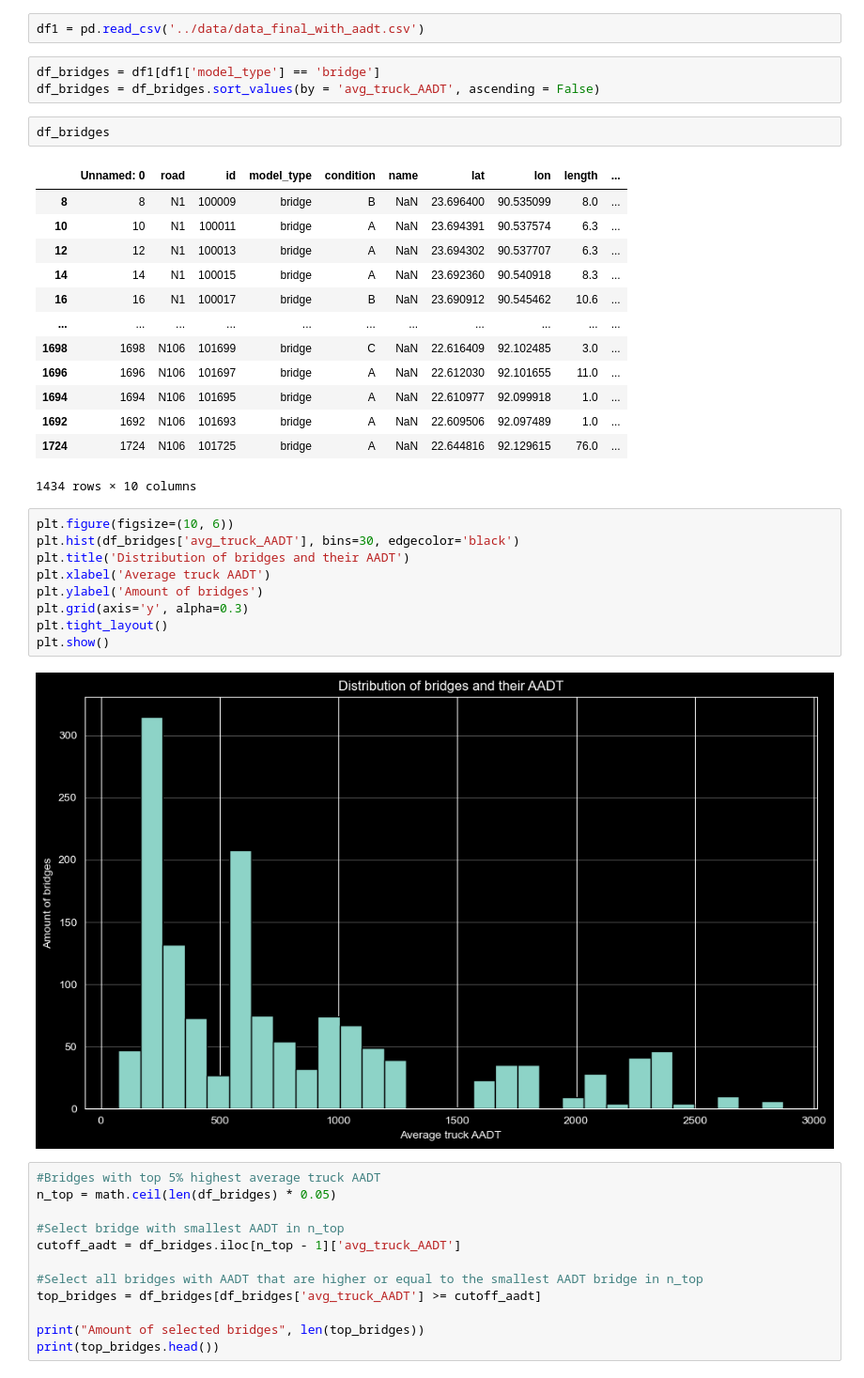
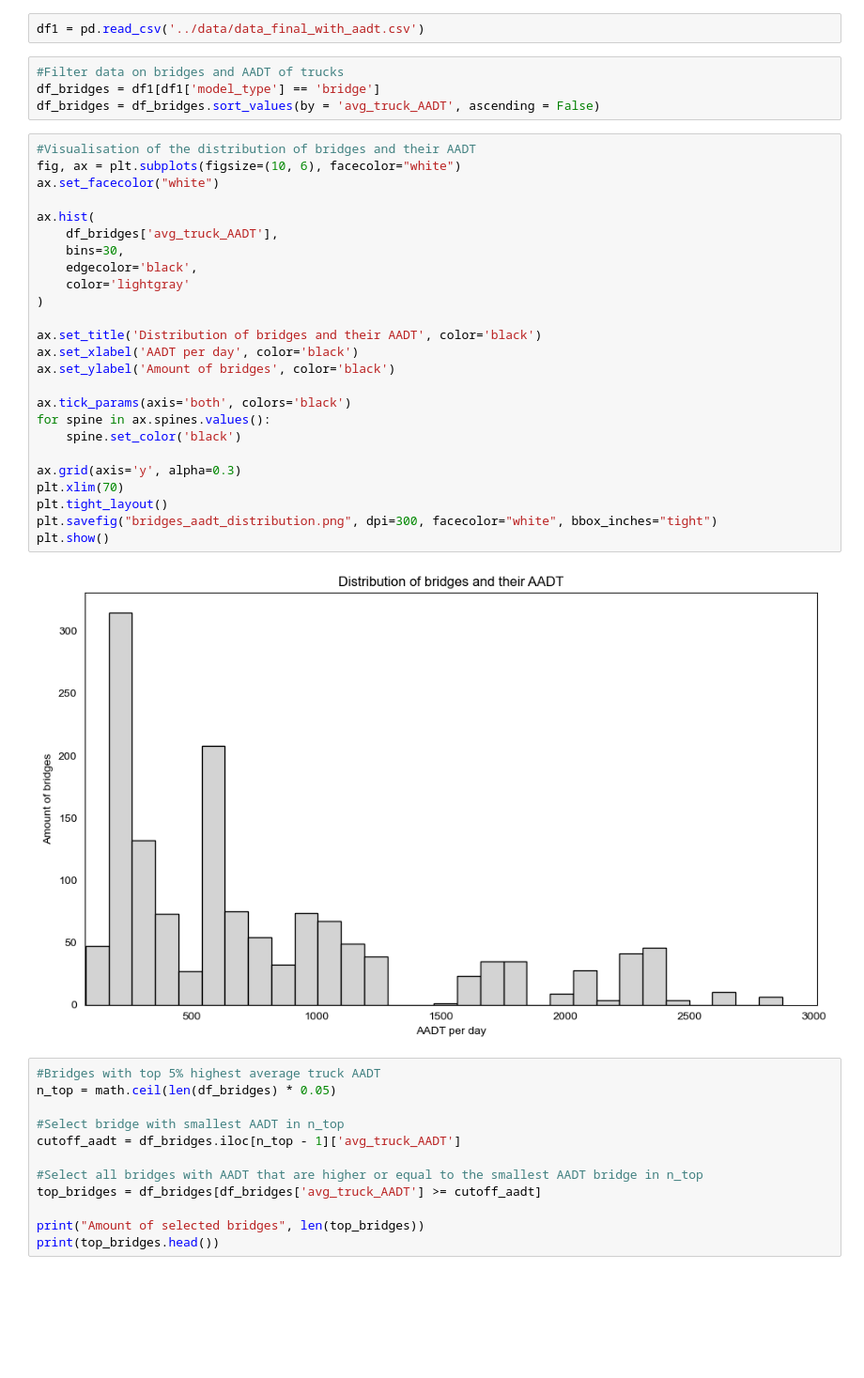
Before and after one commit to nielsvdd42/EPA133A-Advanced-Simulation-Group-1, a Jupyter notebook: EPA133a-G01-A4/notebook/5_Criticality lets goooo.ipynb, the cells around one changed output. Shown at 94% size. Saved outputs shown, nothing was run; the diff lists cells and outputs as text; blank space fills up the shorter version.

Commit message:
Final criticality check (AADT flow)

```diff
--- a/EPA133a-G01-A4/notebook/5_Criticality lets goooo.ipynb
+++ b/EPA133a-G01-A4/notebook/5_Criticality lets goooo.ipynb
@@ -5,35 +5,36 @@ import math
 # %%
 df1 = pd.read_csv('../data/data_final_with_aadt.csv')
 # %%
+#Filter data on bridges and AADT of trucks
 df_bridges = df1[df1['model_type'] == 'bridge']
 df_bridges = df_bridges.sort_values(by = 'avg_truck_AADT', ascending = False)
-# %%
-df_bridges
-# %% [output]
-|  | Unnamed: 0 | road | id | model_type | condition | name | lat | lon | length | ... |
-| 8 | 8 | N1 | 100009 | bridge | B | NaN | 23.696400 | 90.535099 | 8.0 | ... |
-| 10 | 10 | N1 | 100011 | bridge | A | NaN | 23.694391 | 90.537574 | 6.3 | ... |
-| 12 | 12 | N1 | 100013 | bridge | A | NaN | 23.694302 | 90.537707 | 6.3 | ... |
-| 14 | 14 | N1 | 100015 | bridge | A | NaN | 23.692360 | 90.540918 | 8.3 | ... |
-| 16 | 16 | N1 | 100017 | bridge | B | NaN | 23.690912 | 90.545462 | 10.6 | ... |
-| ... | ... | ... | ... | ... | ... | ... | ... | ... | ... | ... |
-| 1698 | 1698 | N106 | 101699 | bridge | C | NaN | 22.616409 | 92.102485 | 3.0 | ... |
-| 1696 | 1696 | N106 | 101697 | bridge | A | NaN | 22.612030 | 92.101655 | 11.0 | ... |
-| 1694 | 1694 | N106 | 101695 | bridge | A | NaN | 22.610977 | 92.099918 | 1.0 | ... |
-| 1692 | 1692 | N106 | 101693 | bridge | A | NaN | 22.609506 | 92.097489 | 1.0 | ... |
-| 1724 | 1724 | N106 | 101725 | bridge | A | NaN | 22.644816 | 92.129615 | 76.0 | ... |
-1434 rows × 10 columns
-# %%
-plt.figure(figsize=(10, 6))
-plt.hist(df_bridges['avg_truck_AADT'], bins=30, edgecolor='black')
-plt.title('Distribution of bridges and their AADT')
-plt.xlabel('Average truck AADT')
-plt.ylabel('Amount of bridges')
-plt.grid(axis='y', alpha=0.3)
-plt.tight_layout()
-plt.show()
-# %% [output]
-[figure, removed]
+# %%
+#Visualisation of the distribution of bridges and their AADT
+fig, ax = plt.subplots(figsize=(10, 6), facecolor="white")
+ax.set_facecolor("white")
+
+ax.hist(
+    df_bridges['avg_truck_AADT'],
+    bins=30,
+    edgecolor='black',
+    color='lightgray'
+)
+
+ax.set_title('Distribution of bridges and their AADT', color='black')
+ax.set_xlabel('AADT per day', color='black')
+ax.set_ylabel('Amount of bridges', color='black')
+
+ax.tick_params(axis='both', colors='black')
+for spine in ax.spines.values():
+    spine.set_color('black')
+
+ax.grid(axis='y', alpha=0.3)
+plt.xlim(70)
+plt.tight_layout()
+plt.savefig("bridges_aadt_distribution.png", dpi=300, facecolor="white", bbox_inches="tight")
+plt.show()
+# %% [output]
+[figure, added]
 # %%
 #Bridges with top 5% highest average truck AADT
 n_top = math.ceil(len(df_bridges) * 0.05)
```
Also changed, not shown: parts of 1 cell of this notebook.
